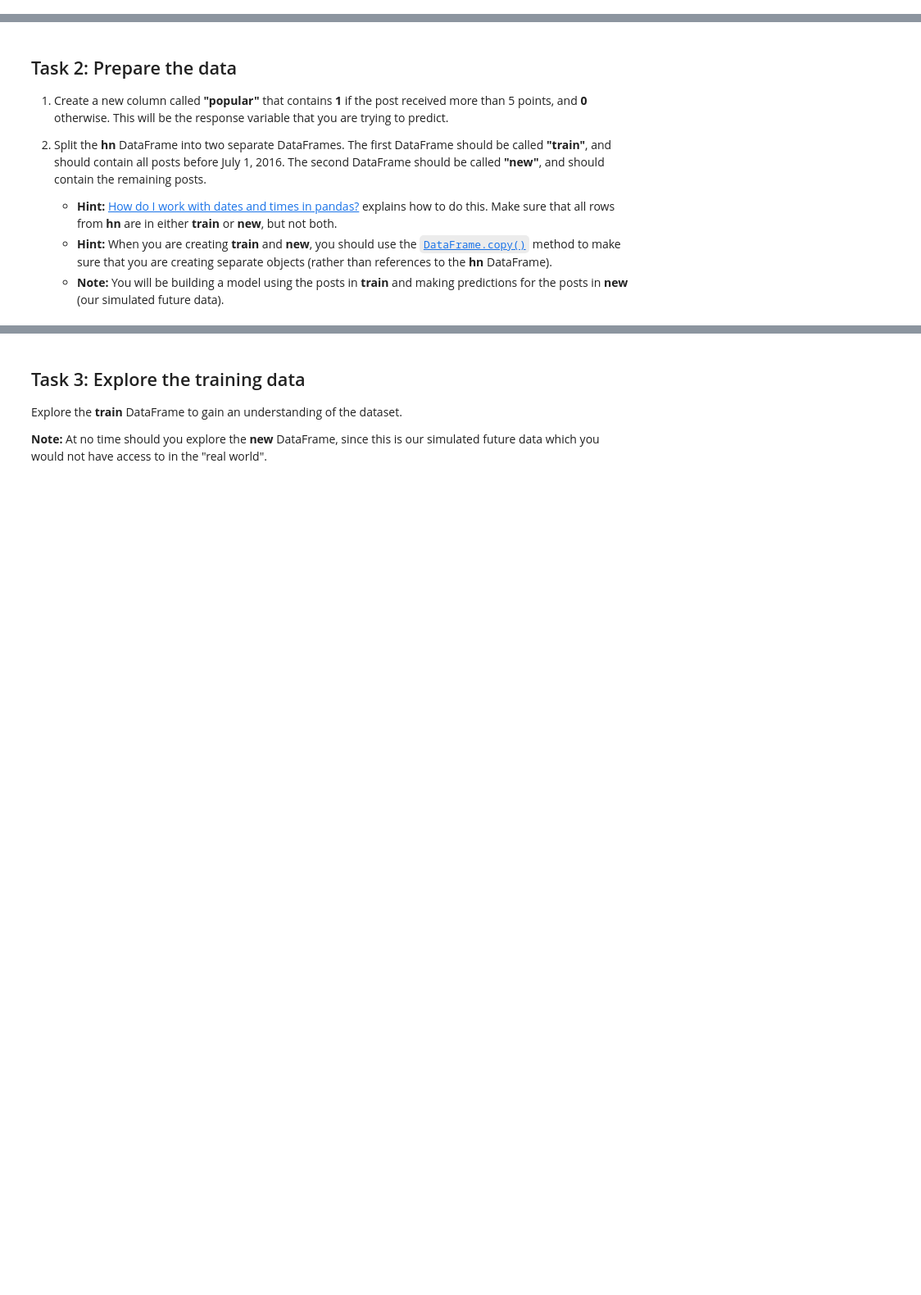
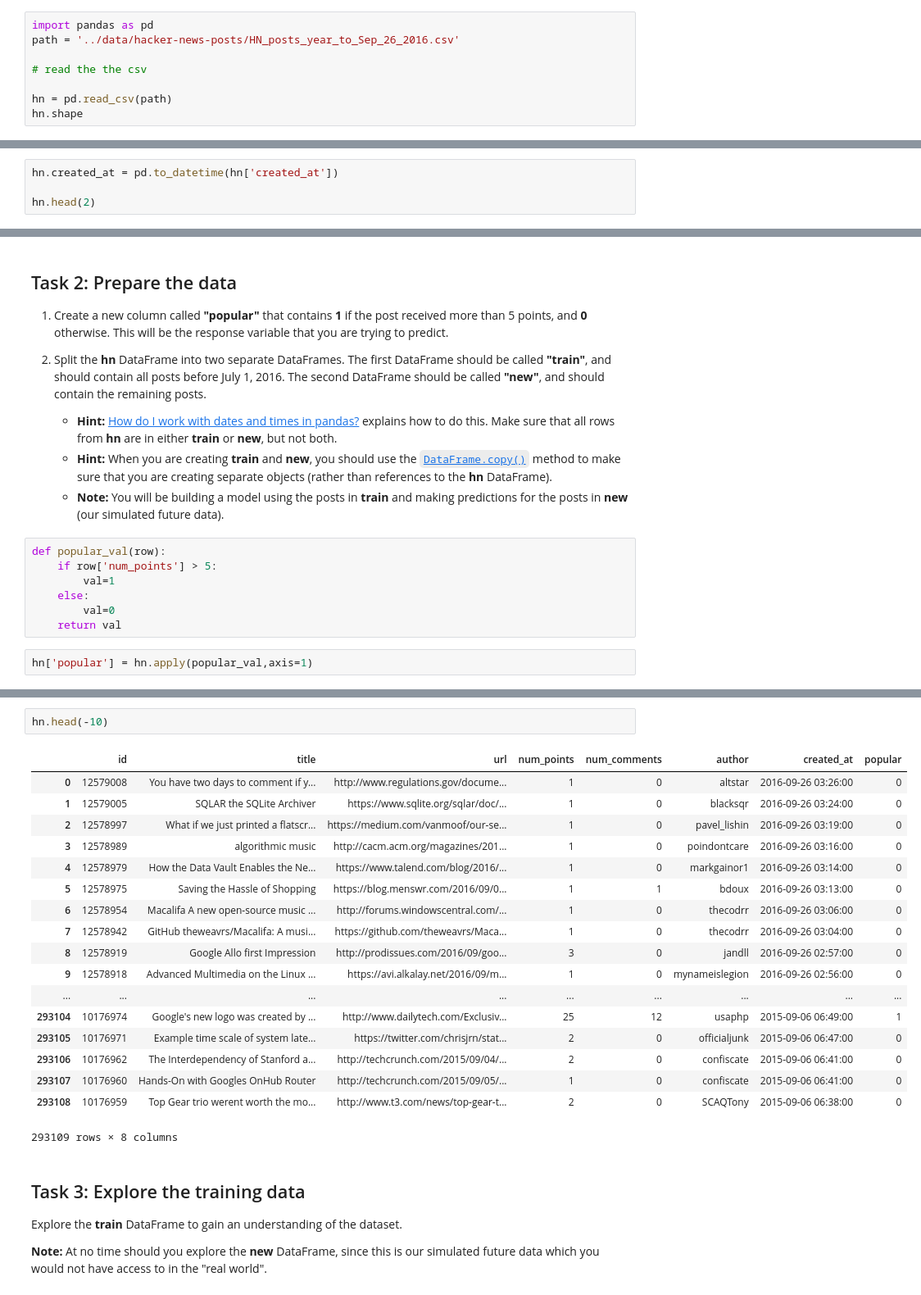
Before and after one commit to arunprasadlv/MLText, a Jupyter notebook: notebooks/05_hacker_news_homework.ipynb, the cells around one changed output, grey strips where cells are left out. Shown at 82% size. Drawn from its saved outputs; the diff is of its cells as text; blank space fills up the shorter version.

Commit message:
modified:   05_hacker_news_homework.ipynb 	../data/hacker-news-posts.zip 	../data/hacker-news-posts/

```diff
--- a/notebooks/05_hacker_news_homework.ipynb
+++ b/notebooks/05_hacker_news_homework.ipynb
@@ -44,3 +44,11 @@ Your goal is to predict the likelihood that a post will be "popular", based on t
 4. Either during or after the file reading process, convert the **created_at** column to datetime format.
 
     - **Hint:** [How do I work with dates and times in pandas?](https://www.youtube.com/watch?v=yCgJGsg0Xa4&list=PL5-da3qGB5ICCsgW1MxlZ0Hq8LL5U3u9y&index=25) explains how to do this.
+# %%
+import pandas as pd
+path = '../data/hacker-news-posts/HN_posts_year_to_Sep_26_2016.csv'
+
+# read the the csv
+
+hn = pd.read_csv(path)
+hn.shape
@@ -46,0 +63,4 @@ Your goal is to predict the likelihood that a post will be "popular", based on t
+# %%
+hn.created_at = pd.to_datetime(hn['created_at'])
+
+hn.head(2)
@@ -53,3 +77,12 @@ Your goal is to predict the likelihood that a post will be "popular", based on t
     - **Hint:** [How do I work with dates and times in pandas?](https://www.youtube.com/watch?v=yCgJGsg0Xa4&list=PL5-da3qGB5ICCsgW1MxlZ0Hq8LL5U3u9y&index=25) explains how to do this. Make sure that all rows from **hn** are in either **train** or **new**, but not both.
     - **Hint:** When you are creating **train** and **new**, you should use the [`DataFrame.copy()`](http://pandas.pydata.org/pandas-docs/stable/generated/pandas.DataFrame.copy.html) method to make sure that you are creating separate objects (rather than references to the **hn** DataFrame).
     - **Note:** You will be building a model using the posts in **train** and making predictions for the posts in **new** (our simulated future data).
+# %%
+def popular_val(row):
+    if row['num_points'] > 5:
+        val=1
+    else:
+        val=0
+    return val
+# %%
+hn['popular'] = hn.apply(popular_val,axis=1)
@@ -56,3 +101,24 @@ Your goal is to predict the likelihood that a post will be "popular", based on t
+# %%
+hn.head(-10)
+# %% [output]
+|  | id | title | url | num_points | num_comments | author | created_at | popular |
+| 0 | 12579008 | You have two days to comment if y... | http://www.regulations.gov/docume... | 1 | 0 | altstar | 2016-09-26 03:26:00 | 0 |
+| 1 | 12579005 | SQLAR the SQLite Archiver | https://www.sqlite.org/sqlar/doc/... | 1 | 0 | blacksqr | 2016-09-26 03:24:00 | 0 |
+| 2 | 12578997 | What if we just printed a flatscr... | https://medium.com/vanmoof/our-se... | 1 | 0 | pavel_lishin | 2016-09-26 03:19:00 | 0 |
+| 3 | 12578989 | algorithmic music | http://cacm.acm.org/magazines/201... | 1 | 0 | poindontcare | 2016-09-26 03:16:00 | 0 |
+| 4 | 12578979 | How the Data Vault Enables the Ne... | https://www.talend.com/blog/2016/... | 1 | 0 | markgainor1 | 2016-09-26 03:14:00 | 0 |
+| 5 | 12578975 | Saving the Hassle of Shopping | https://blog.menswr.com/2016/09/0... | 1 | 1 | bdoux | 2016-09-26 03:13:00 | 0 |
+| 6 | 12578954 | Macalifa A new open-source music ... | http://forums.windowscentral.com/... | 1 | 0 | thecodrr | 2016-09-26 03:06:00 | 0 |
+| 7 | 12578942 | GitHub theweavrs/Macalifa: A musi... | https://github.com/theweavrs/Maca... | 1 | 0 | thecodrr | 2016-09-26 03:04:00 | 0 |
+| 8 | 12578919 | Google Allo first Impression | http://prodissues.com/2016/09/goo... | 3 | 0 | jandll | 2016-09-26 02:57:00 | 0 |
+| 9 | 12578918 | Advanced Multimedia on the Linux ... | https://avi.alkalay.net/2016/09/m... | 1 | 0 | mynameislegion | 2016-09-26 02:56:00 | 0 |
+| ... | ... | ... | ... | ... | ... | ... | ... | ... |
+| 293104 | 10176974 | Google's new logo was created by ... | http://www.dailytech.com/Exclusiv... | 25 | 12 | usaphp | 2015-09-06 06:49:00 | 1 |
+| 293105 | 10176971 | Example time scale of system late... | https://twitter.com/chrisjrn/stat... | 2 | 0 | officialjunk | 2015-09-06 06:47:00 | 0 |
+| 293106 | 10176962 | The Interdependency of Stanford a... | http://techcrunch.com/2015/09/04/... | 2 | 0 | confiscate | 2015-09-06 06:41:00 | 0 |
+| 293107 | 10176960 | Hands-On with Googles OnHub Router | http://techcrunch.com/2015/09/05/... | 1 | 0 | confiscate | 2015-09-06 06:41:00 | 0 |
+| 293108 | 10176959 | Top Gear trio werent worth the mo... | http://www.t3.com/news/top-gear-t... | 2 | 0 | SCAQTony | 2015-09-06 06:38:00 | 0 |
+293109 rows × 8 columns
 # %% [markdown]
 ## Task 3: Explore the training data
 
```
Also changed, not shown: parts of 4 cells of this notebook.
